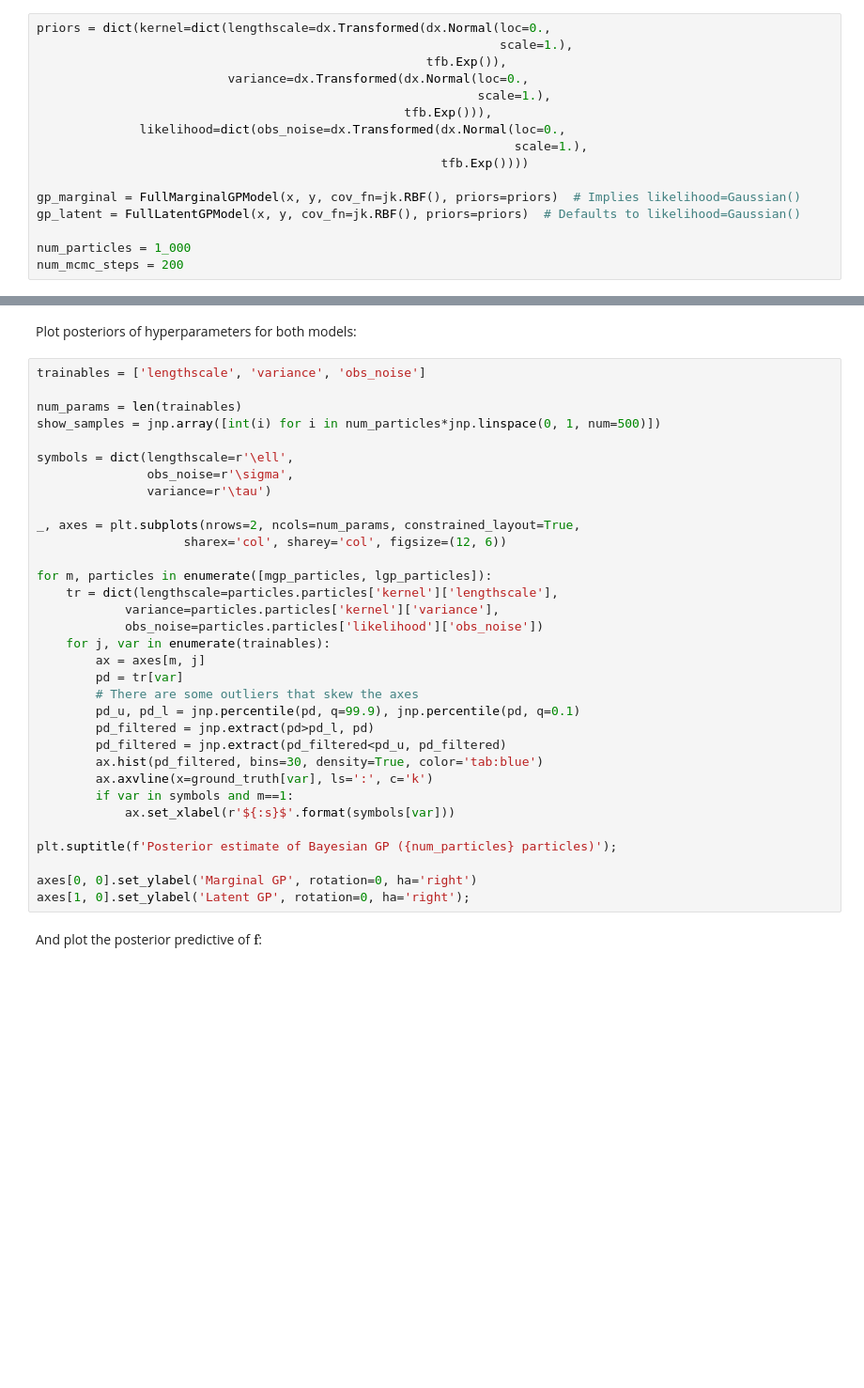
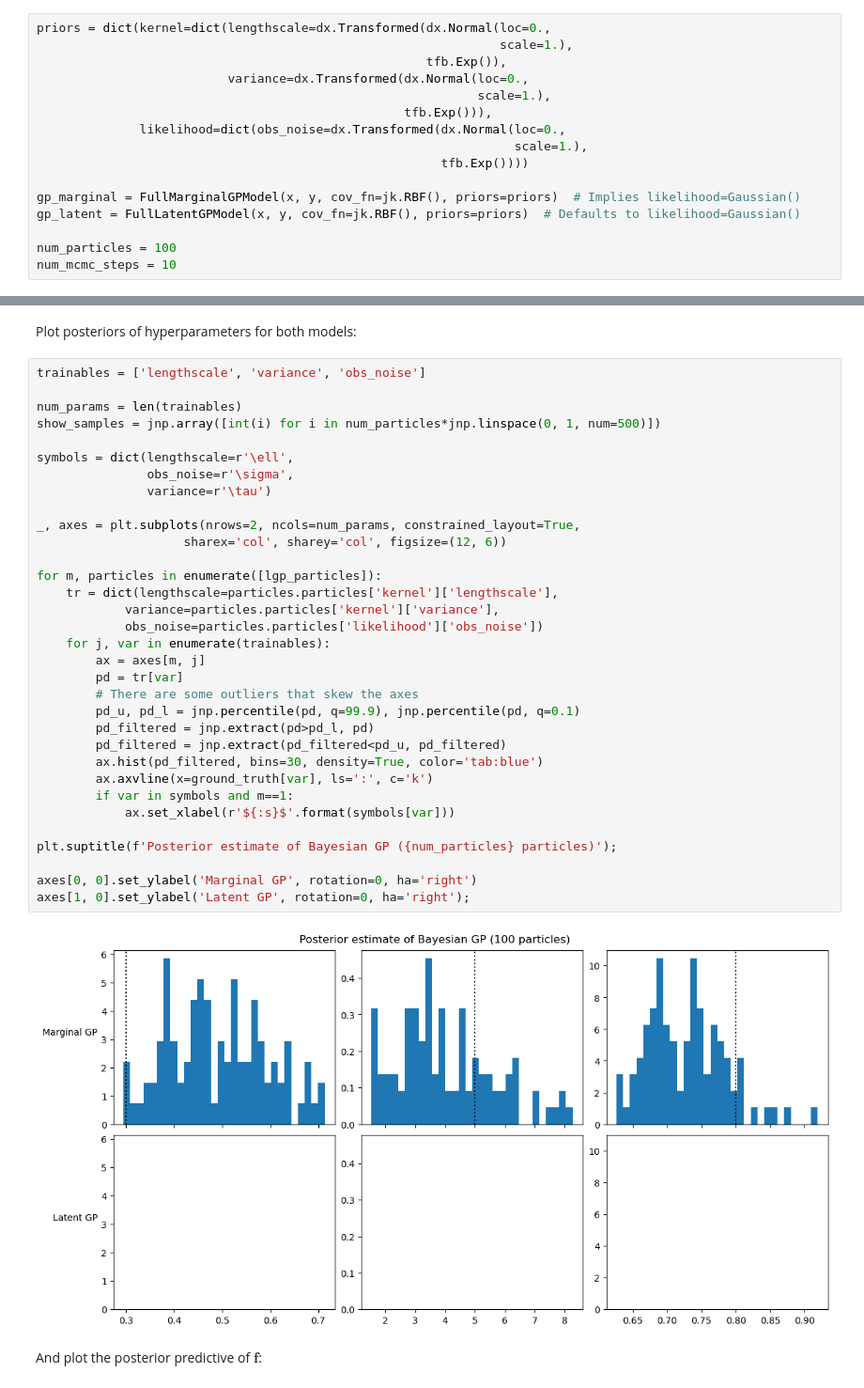
Before and after one commit to UncertaintyInComplexSystems/bayesianmodels, a Jupyter notebook: notebooks/Basic_gaussian_process_regression_using_SMC.ipynb, the cells around one changed output, grey strips where cells are left out. Shown at 94% size. Drawn from its saved outputs; the diff is of its cells as text; blank space fills up the shorter version.

```diff
--- a/notebooks/Basic_gaussian_process_regression_using_SMC.ipynb
+++ b/notebooks/Basic_gaussian_process_regression_using_SMC.ipynb
@@ -89,8 +89,8 @@ priors = dict(kernel=dict(lengthscale=dx.Transformed(dx.Normal(loc=0.,
 gp_marginal = FullMarginalGPModel(x, y, cov_fn=jk.RBF(), priors=priors)  # Implies likelihood=Gaussian()
 gp_latent = FullLatentGPModel(x, y, cov_fn=jk.RBF(), priors=priors)  # Defaults to likelihood=Gaussian()
 
-num_particles = 1_000
-num_mcmc_steps = 200
+num_particles = 100
+num_mcmc_steps = 10
 # %% [markdown]
 Run inference:
 # %%
@@ -124,34 +125,36 @@ trainables = ['lengthscale', 'variance', 'obs_noise']
 
 num_params = len(trainables)
 show_samples = jnp.array([int(i) for i in num_particles*jnp.linspace(0, 1, num=500)])
 
 symbols = dict(lengthscale=r'\ell',
                obs_noise=r'\sigma',
                variance=r'\tau')
 
 _, axes = plt.subplots(nrows=2, ncols=num_params, constrained_layout=True,
                     sharex='col', sharey='col', figsize=(12, 6))
 
-for m, particles in enumerate([mgp_particles, lgp_particles]):
+for m, particles in enumerate([lgp_particles]):
     tr = dict(lengthscale=particles.particles['kernel']['lengthscale'],
             variance=particles.particles['kernel']['variance'],
             obs_noise=particles.particles['likelihood']['obs_noise'])
     for j, var in enumerate(trainables):
         ax = axes[m, j]
         pd = tr[var]
         # There are some outliers that skew the axes
         pd_u, pd_l = jnp.percentile(pd, q=99.9), jnp.percentile(pd, q=0.1)
         pd_filtered = jnp.extract(pd>pd_l, pd)
         pd_filtered = jnp.extract(pd_filtered<pd_u, pd_filtered)
         ax.hist(pd_filtered, bins=30, density=True, color='tab:blue')
         ax.axvline(x=ground_truth[var], ls=':', c='k')
         if var in symbols and m==1:
             ax.set_xlabel(r'${:s}$'.format(symbols[var]))
 
 plt.suptitle(f'Posterior estimate of Bayesian GP ({num_particles} particles)');
 
 axes[0, 0].set_ylabel('Marginal GP', rotation=0, ha='right')
 axes[1, 0].set_ylabel('Latent GP', rotation=0, ha='right');
+# %% [output]
+[figure, added]
 # %% [markdown]
 And plot the posterior predictive of $\mathbf{f}$:
 # %%
```
Also changed, not shown: parts of 3 cells of this notebook, 8 other files.
